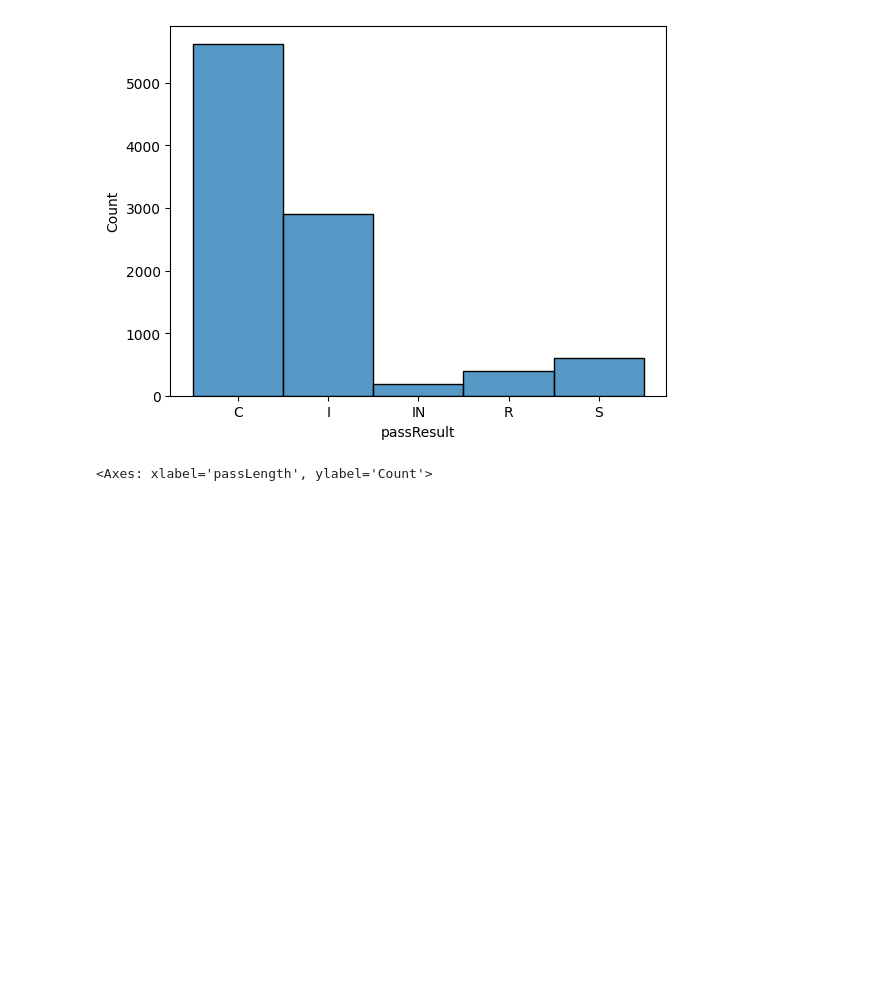
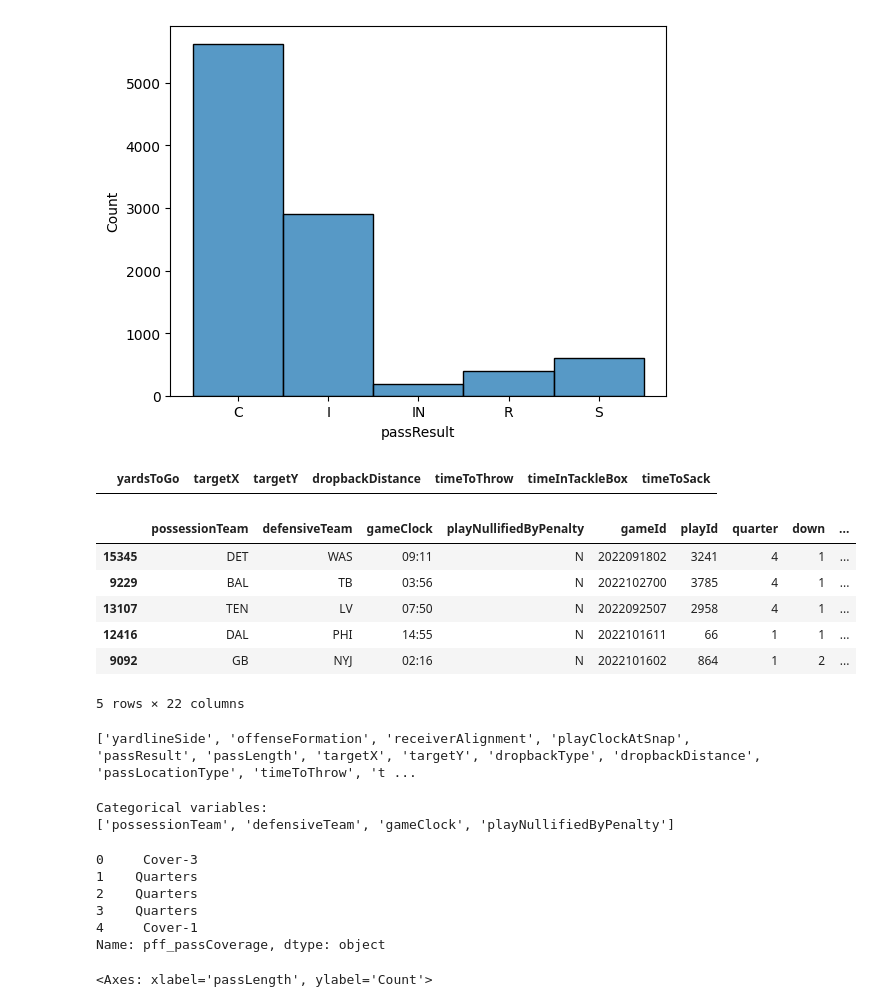
Before and after one commit to maxsossin/NFL-data-analysis-2025, a Jupyter notebook: nfl-data-analysis.ipynb, the cells around one changed output. Drawn from its saved outputs; the diff is of its cells as text; code cells hidden in the pictures; blank space fills up the shorter version.

```diff
--- a/nfl-data-analysis.ipynb
+++ b/nfl-data-analysis.ipynb
@@ -102,6 +102,66 @@ sns.histplot(plays['passResult'])
 # %% [output]
 <Axes: xlabel='passResult', ylabel='Count'>
 [figure]
+# %%
+y = plays.yardsGained
+plays_dropped = plays.dropna(axis=0)
+p_res_features = ['yardsToGo','targetX','targetY','dropbackDistance','timeToThrow','timeInTackleBox','timeToSack']
+X = plays_dropped[p_res_features]
+X.head()
+# %% [output]
+|  | yardsToGo | targetX | targetY | dropbackDistance | timeToThrow | timeInTackleBox | timeToSack |
+# %%
+from sklearn.preprocessing import OneHotEncoder
+OH_encoder = OneHotEncoder(handle_unknown='ignore', sparse=False)
+y = plays.yardsGained
+X = plays.drop(['yardsGained'], axis = 1)
+X_train_full, X_valid_full, y_train, y_valid = train_test_split(X, y, train_size=0.8, test_size=0.2,
+                                                                random_state=0)
+cols_with_missing = [col for col in X_train_full.columns if X_train_full[col].isnull().any()]
+X_train_full.drop(cols_with_missing, axis=1, inplace=True)
+X_valid_full.drop(cols_with_missing, axis=1, inplace=True)
+low_cardinality_cols = [cname for cname in X_train_full.columns if X_train_full[cname].nunique() < 1000 and
+                        X_train_full[cname].dtype == "object"]
+
+# Select numerical columns
+numerical_cols = [cname for cname in X_train_full.columns if X_train_full[cname].dtype in ['int64', 'float64']]
+
+# Keep selected columns only
+my_cols = low_cardinality_cols + numerical_cols
+X_train = X_train_full[my_cols].copy()
+X_valid = X_valid_full[my_cols].copy()
+# %%
+X_train.head()
+# %% [output]
+|  | possessionTeam | defensiveTeam | gameClock | playNullifiedByPenalty | gameId | playId | quarter | down | ... |
+| 15345 | DET | WAS | 09:11 | N | 2022091802 | 3241 | 4 | 1 | ... |
+| 9229 | BAL | TB | 03:56 | N | 2022102700 | 3785 | 4 | 1 | ... |
+| 13107 | TEN | LV | 07:50 | N | 2022092507 | 2958 | 4 | 1 | ... |
+| 12416 | DAL | PHI | 14:55 | N | 2022101611 | 66 | 1 | 1 | ... |
+| 9092 | GB | NYJ | 02:16 | N | 2022101602 | 864 | 1 | 2 | ... |
+5 rows × 22 columns
+# %%
+print(cols_with_missing)
+# %% [output]
+['yardlineSide', 'offenseFormation', 'receiverAlignment', 'playClockAtSnap', 'passResult', 'passLength', 'targetX', 'targetY', 'dropbackType', 'dropbackDistance', 'passLocationType', 'timeToThrow', 't ...
+# %%
+s = (X_train.dtypes == 'object')
+object_cols = list(s[s].index)
+
+print("Categorical variables:")
+print(object_cols)
+# %% [output]
+Categorical variables:
+['possessionTeam', 'defensiveTeam', 'gameClock', 'playNullifiedByPenalty']
+# %%
+plays['pff_passCoverage'].head()
+# %% [output]
+0     Cover-3
+1    Quarters
+2    Quarters
+3    Quarters
+4     Cover-1
+Name: pff_passCoverage, dtype: object
 # %%
 sns.histplot(plays['passLength'])
 # %% [output]
```
Also changed, not shown: parts of 2 cells of this notebook.
